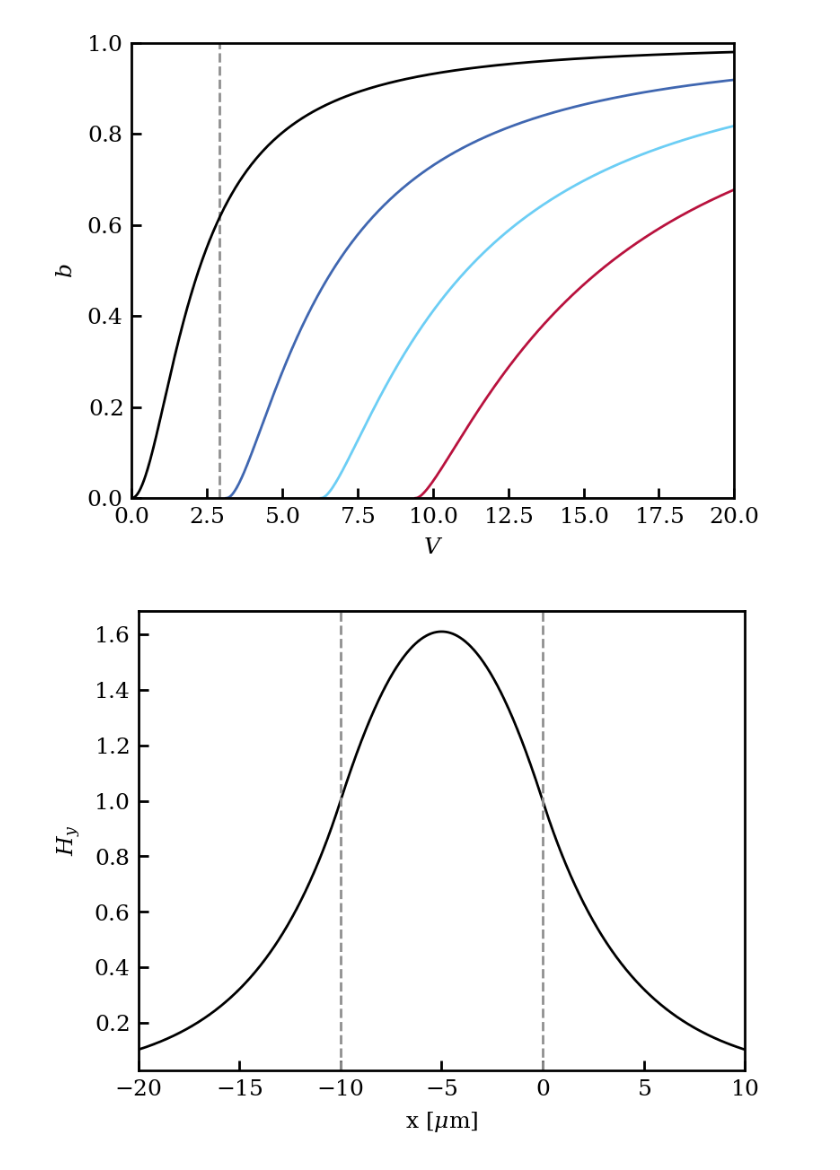
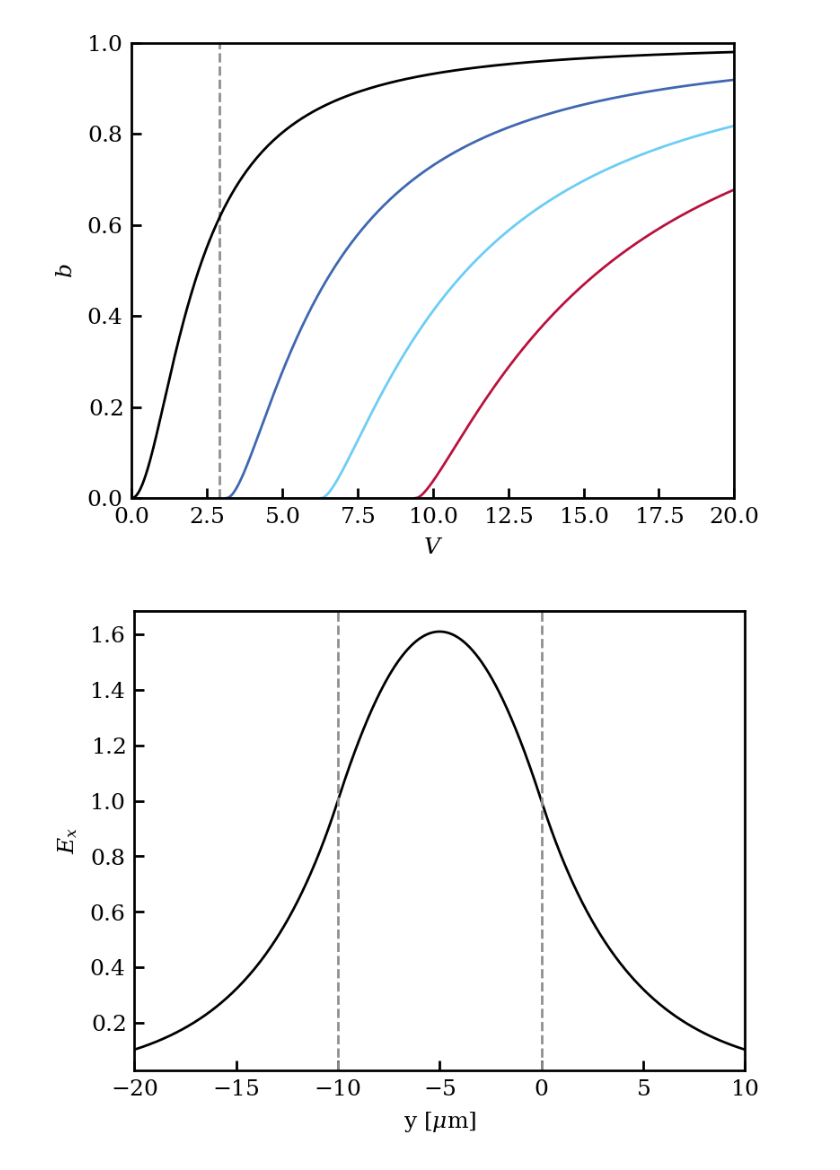
Before and after one commit to dachengx/fundamentals_of_photonics, a Jupyter notebook: hw5.ipynb, the cells around one changed output. Drawn from its saved outputs; the diff is of its cells as text; code cells hidden in the pictures.

```diff
--- a/hw5.ipynb
+++ b/hw5.ipynb
@@ -48,32 +48,32 @@ nf = neff1
 ns = 1.495
 nc = 1.495
 h = 10.0
-# tm_root = plot_kf(lam, nf, ns, nc, h, te=False)[0]
-# neff = beta(tm_root, lam, nf) / k0(lam)
-root = plot_V(lam, nf, ns, nc, h, te=False, numax=3)[0]
+# te_root = plot_kf(lam, nf, ns, nc, h, te=True)[0]
+# neff = beta(te_root, lam, nf) / k0(lam)
+root = plot_V(lam, nf, ns, nc, h, te=True, numax=3)[0]
 neff = (root * (nf ** 2 - ns ** 2) + ns ** 2) ** 0.5
 # %% [output]
 [figure]
 # %%
-# H_y of first TM mode
+# E_x of first TE mode
 
-x = np.linspace(-2 * h, h, 10001)
+y = np.linspace(-2 * h, h, 10001)
 
 fig, ax = plt.subplots(1, 1, figsize=(4, 3))
 
 kf = (nf ** 2 - neff ** 2) ** 0.5 * k0(lam)
-ax.plot(x, tm_amplitude(x, kf, lam, nf, ns, nc, h))
+ax.plot(y, te_amplitude(y, kf, lam, nf, ns, nc, h))
 ax.axvline(0, linestyle='dashed', color=xps.colors['grey'])
 ax.axvline(-h, linestyle='dashed', color=xps.colors['grey'])
 
-ax.set_xlim(x[0], x[-1])
+ax.set_xlim(y[0], y[-1])
 
-ax.set_xlabel('x [$\mu$m]')
-ax.set_ylabel('$H_y$')
+ax.set_xlabel('y [$\mu$m]')
+ax.set_ylabel('$E_x$')
 
 plt.show()
 # %% [output]
-[figure, old version]
+[figure, new version]
 # %%
 neff
 # %% [output]
```
Also changed, not shown: parts of 12 cells of this notebook, 1 other file.
